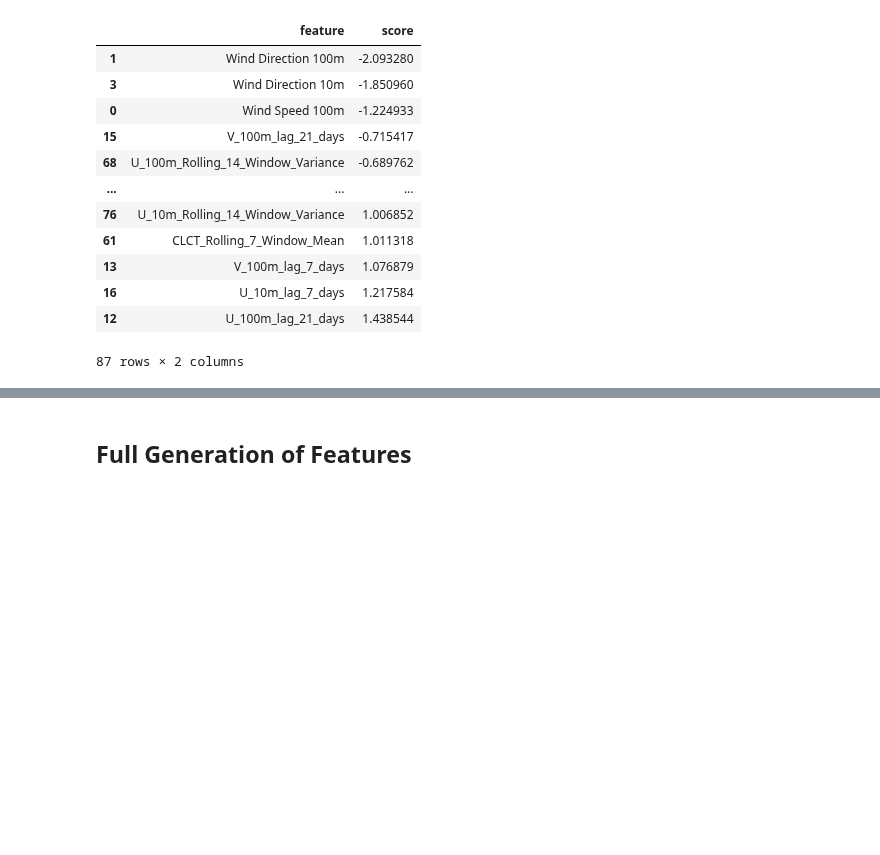
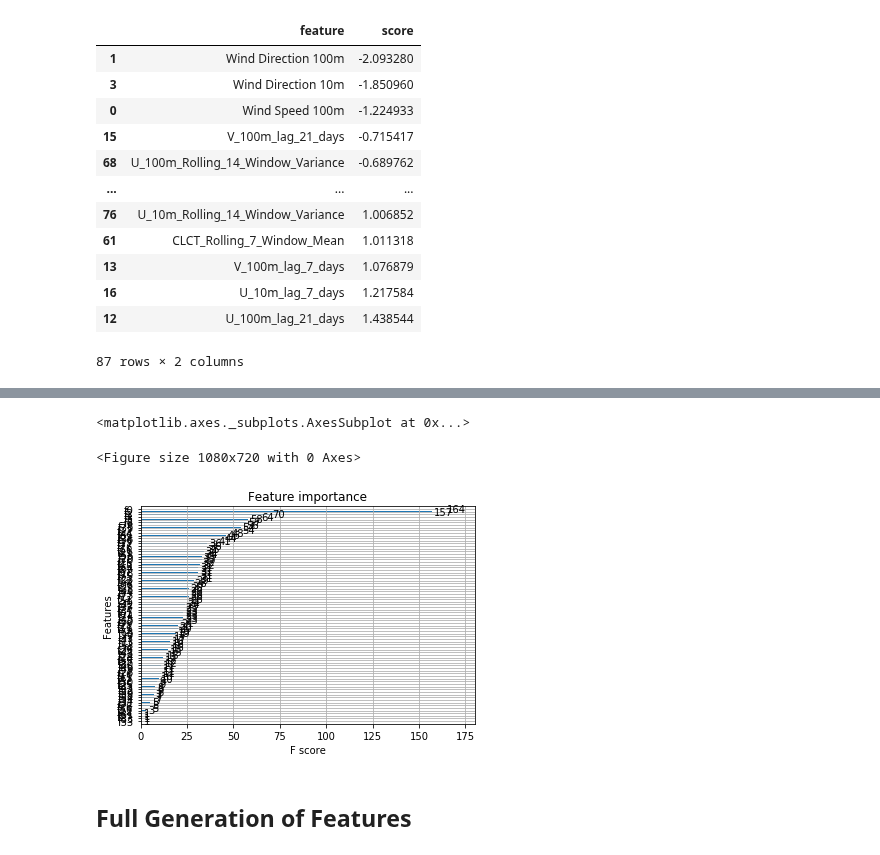
Before and after one commit to andre-la-machado/cnr, a Jupyter notebook: feature_engineering.ipynb, the cells around one changed output, grey strips where cells are left out. Drawn from its saved outputs; the diff is of its cells as text; code cells hidden in the pictures; blank space fills up the shorter version.

```diff
--- a/feature_engineering.ipynb
+++ b/feature_engineering.ipynb
@@ -232,0 +255,28 @@ importance_df
+# %%
+final_features = final_features.drop(['ID','WF','Set'],axis=1)
+# %%
+X_train, X_val, y_train, y_val = train_test_split(final_features, y_train, test_size=0.143, shuffle=False)
+
+dtrain = gpu_df(X_train,y_train['Production'])
+dval = gpu_df(X_val,y_val['Production'])
+# %%
+best = {'alpha': 31.900831462840383,
+        'colsample_bylevel': 0.3684140632736379,
+        'colsample_bytree': 0.9204134654027759,
+        'eta': 0.1, #1.071575096497831
+        'lambda': 500, #46.738461107650394
+        'max_depth': 10,
+        'min_child_weight': 171.325997666389,
+        'subsample': 0.9553482889926606,
+        'validate_parameters': 1}
+# %%
+progress = dict()
+watchlist = [(dtrain,'train'),(dval,'eval')]
+bst = xgb.train(best, dtrain, num_boost_round=num_boost_round, evals=watchlist, feval=metric_cnr,early_stopping_rounds=early_stopping_rounds,verbose_eval=False,evals_result=progress)
+# %%
+plt.figure(figsize=(15,10))
+xgb.plot_importance(bst)
+# %% [output]
+<matplotlib.axes._subplots.AxesSubplot at 0x...>
+<Figure size 1080x720 with 0 Axes>
+[figure, added]
```
Also changed, not shown: parts of 15 cells of this notebook, 1 other file.
